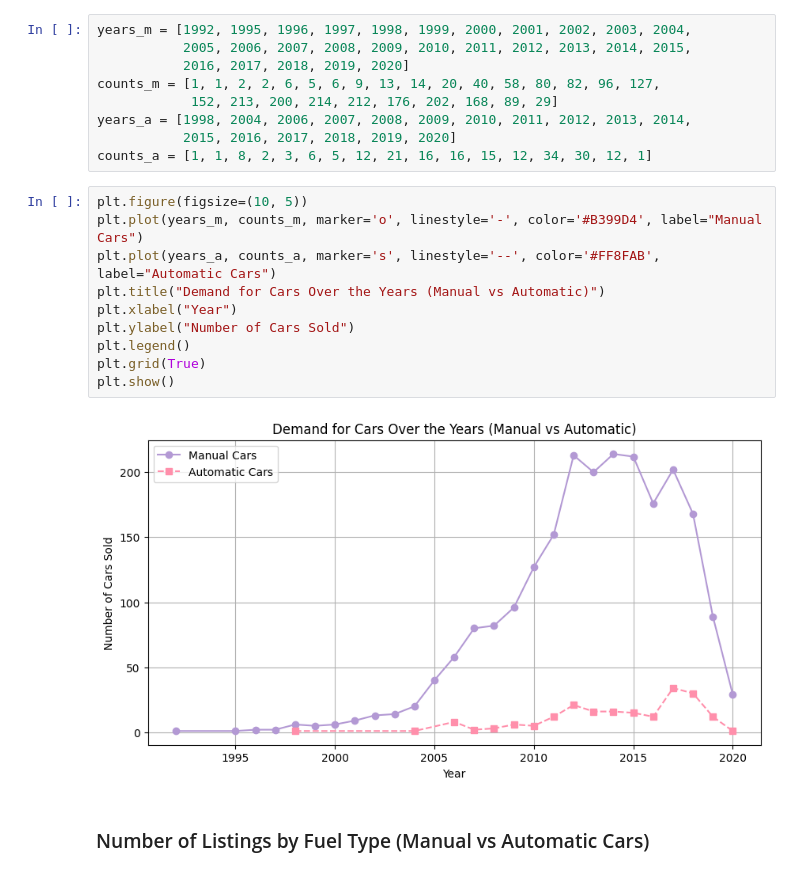
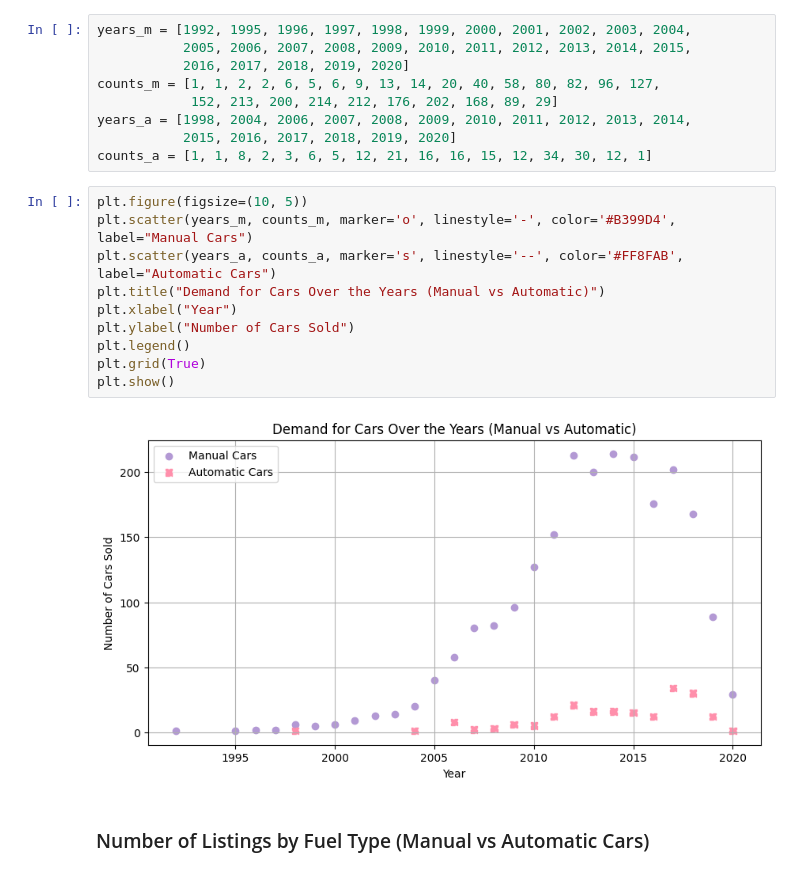
Before and after one commit to WendyInft/MATHEDA-INFANTE, a Jupyter notebook: WK11-Endterm-Exam/Exercise/Endterm-Exam-Infante.ipynb, the cells around one changed output. Drawn from its saved outputs; the diff is of its cells as text.

```diff
--- a/WK11-Endterm-Exam/Exercise/Endterm-Exam-Infante.ipynb
+++ b/WK11-Endterm-Exam/Exercise/Endterm-Exam-Infante.ipynb
@@ -762,16 +762,16 @@ years_a = [1998, 2004, 2006, 2007, 2008, 2009, 2010, 2011, 2012, 2013, 2014,
 counts_a = [1, 1, 8, 2, 3, 6, 5, 12, 21, 16, 16, 15, 12, 34, 30, 12, 1]
 # %%
 plt.figure(figsize=(10, 5))
-plt.plot(years_m, counts_m, marker='o', linestyle='-', color='#B399D4', label="Manual Cars")
-plt.plot(years_a, counts_a, marker='s', linestyle='--', color='#FF8FAB', label="Automatic Cars")
+plt.scatter(years_m, counts_m, marker='o', linestyle='-', color='#B399D4', label="Manual Cars")
+plt.scatter(years_a, counts_a, marker='s', linestyle='--', color='#FF8FAB', label="Automatic Cars")
 plt.title("Demand for Cars Over the Years (Manual vs Automatic)")
 plt.xlabel("Year")
 plt.ylabel("Number of Cars Sold")
 plt.legend()
 plt.grid(True)
 plt.show()
 # %% [output]
-[figure, old version]
+[figure, new version]
 # %% [markdown]
 ### Number of Listings by Fuel Type (Manual vs Automatic Cars)
 # %%
```
Also changed, not shown: parts of 3 cells of this notebook.
